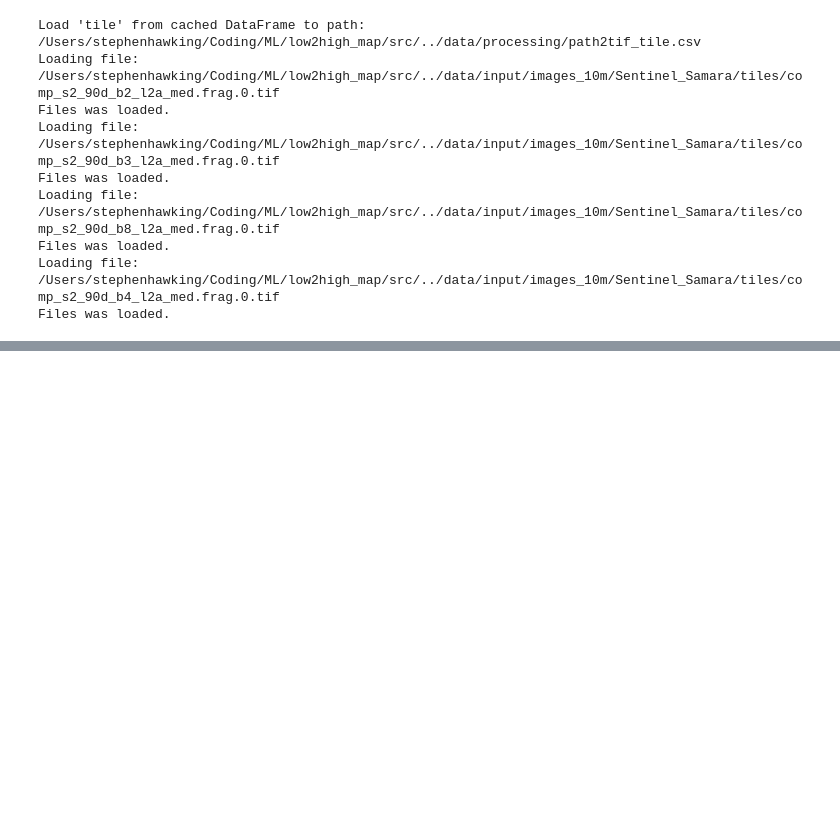
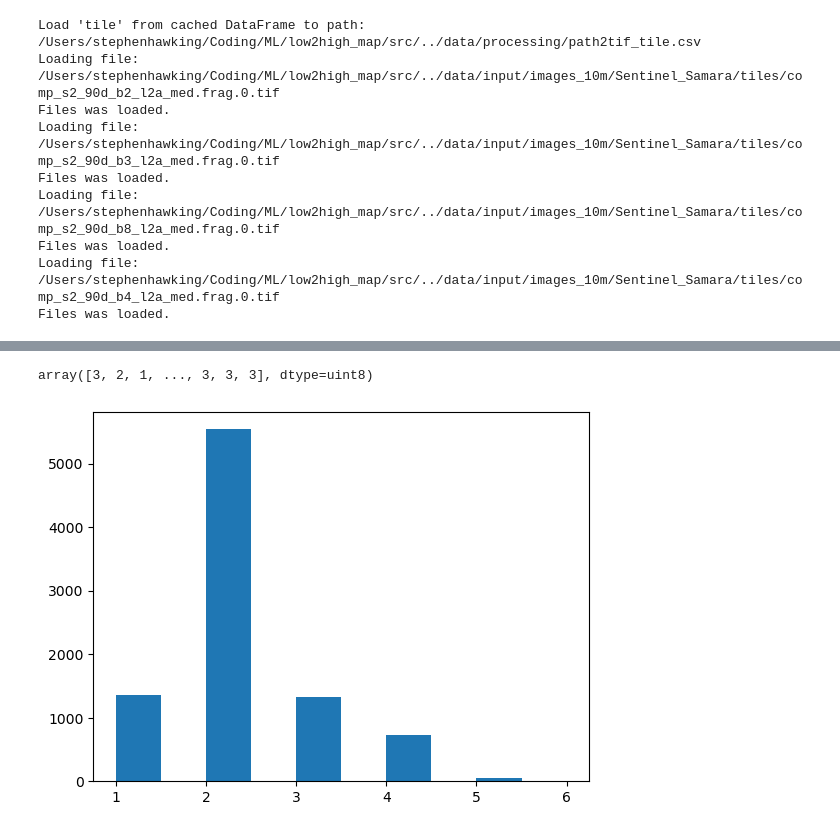
Before and after one commit to 1cosmic/low2high_map, a Jupyter notebook: src/handle_mapping.ipynb, the cells around one changed output, grey strips where cells are left out. Drawn from its saved outputs; the diff is of its cells as text; code cells hidden in the pictures; blank space fills up the shorter version.

```diff
--- a/src/handle_mapping.ipynb
+++ b/src/handle_mapping.ipynb
@@ -139,0 +221,11 @@ create_diff_map(predicted, etalons[0], 'positive')
+# %%
+z_y
+# %% [output]
+array([3, 2, 1, ..., 3, 3, 3], dtype=uint8)
+# %%
+uniq_type, uniq_count = np.unique(z_y, return_counts=True)
+uniq_type, uniq_count
+plt.hist(z_y)
+plt.show()
+# %% [output]
+[figure, added]
```
Also changed, not shown: parts of 10 cells of this notebook, 11 other files.
